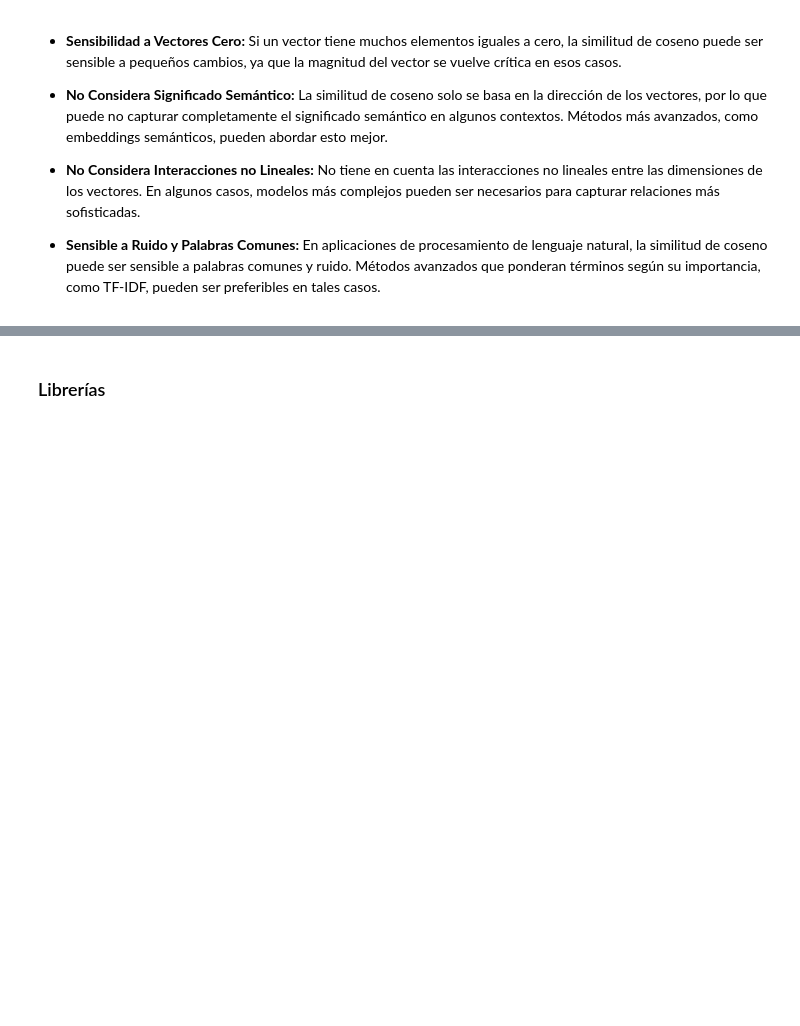
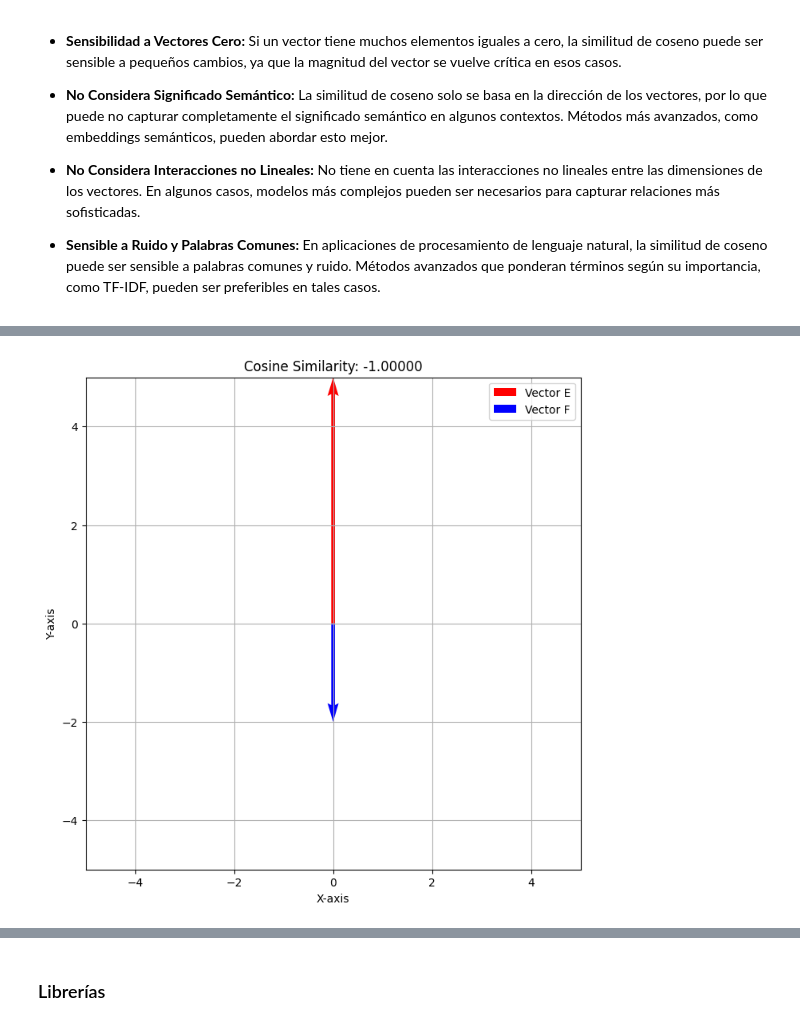
Before and after one commit to contepablod/ML_Bourbaki, a Jupyter notebook: Semana2/intro_medida_coseno.ipynb, the cells around one changed output, grey strips where cells are left out. Cells and saved outputs as stored; diff of their text form; code cells hidden in the pictures; blank space fills up the shorter version.

```diff
--- a/Semana2/intro_medida_coseno.ipynb
+++ b/Semana2/intro_medida_coseno.ipynb
@@ -45,0 +117,7 @@ En resumen, la similitud de coseno cuantifica la similitud direccional entre dos
+# %%
+vector_E = np.array([0, 5])
+vector_F = np.array([0, -2])
+# Calculate and plot cosine similarity for Example 3
+calculate_and_plot_cosine_similarity(vector_E, vector_F, 'Vector E', 'Vector F')
+# %% [output]
+[figure, added]
```
Also changed, not shown: parts of 19 cells of this notebook.
